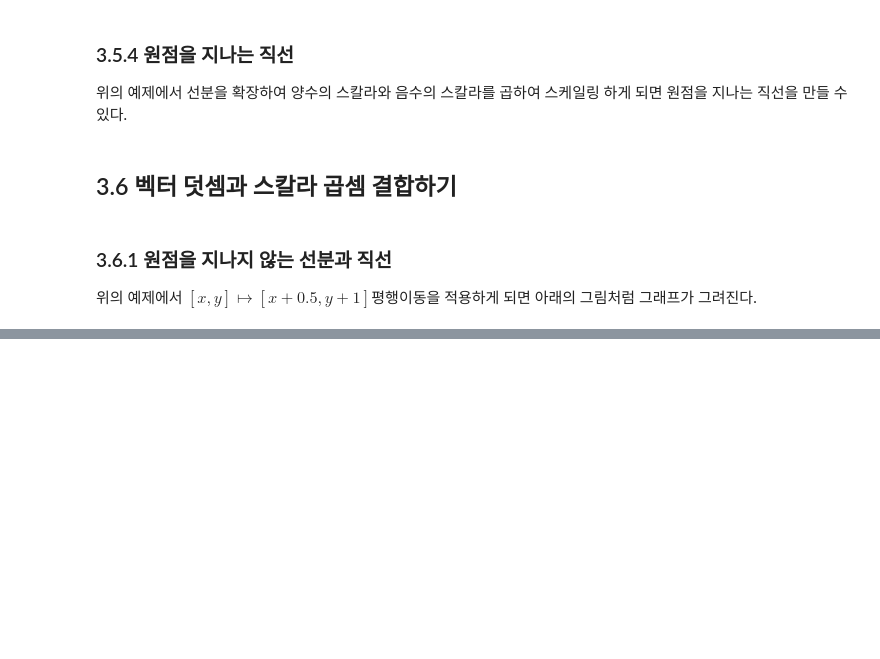
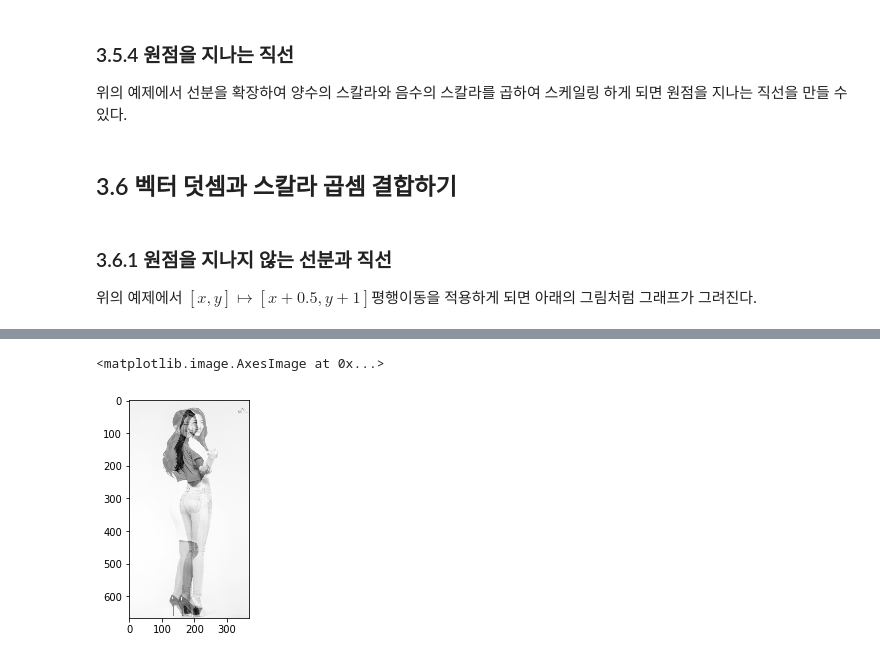
Before and after one commit to Gaheeheehee/Study, a Jupyter notebook: LinearAlgebra/CodingTheMatrix/Chap03 - Vector/Chap03-The_Vector.ipynb, the cells around one changed output, grey strips where cells are left out. Cells and saved outputs as stored; diff of their text form; code cells hidden in the pictures; blank space fills up the shorter version.

```diff
--- a/LinearAlgebra/CodingTheMatrix/Chap03 - Vector/Chap03-The_Vector.ipynb
+++ b/LinearAlgebra/CodingTheMatrix/Chap03 - Vector/Chap03-The_Vector.ipynb
@@ -339,0 +396,7 @@ fig = go.Figure(data=data, layout=layout)
+# %%
+# 스칼라 (1/2)을 곱하여 블록결합 하기
+comb = (1/2) * (u + v)
+plt.imshow(comb, cmap='Greys_r')
+# %% [output]
+<matplotlib.image.AxesImage at 0x...>
+[figure, added]
```
Also changed, not shown: parts of 12 cells of this notebook, 4 other files.
